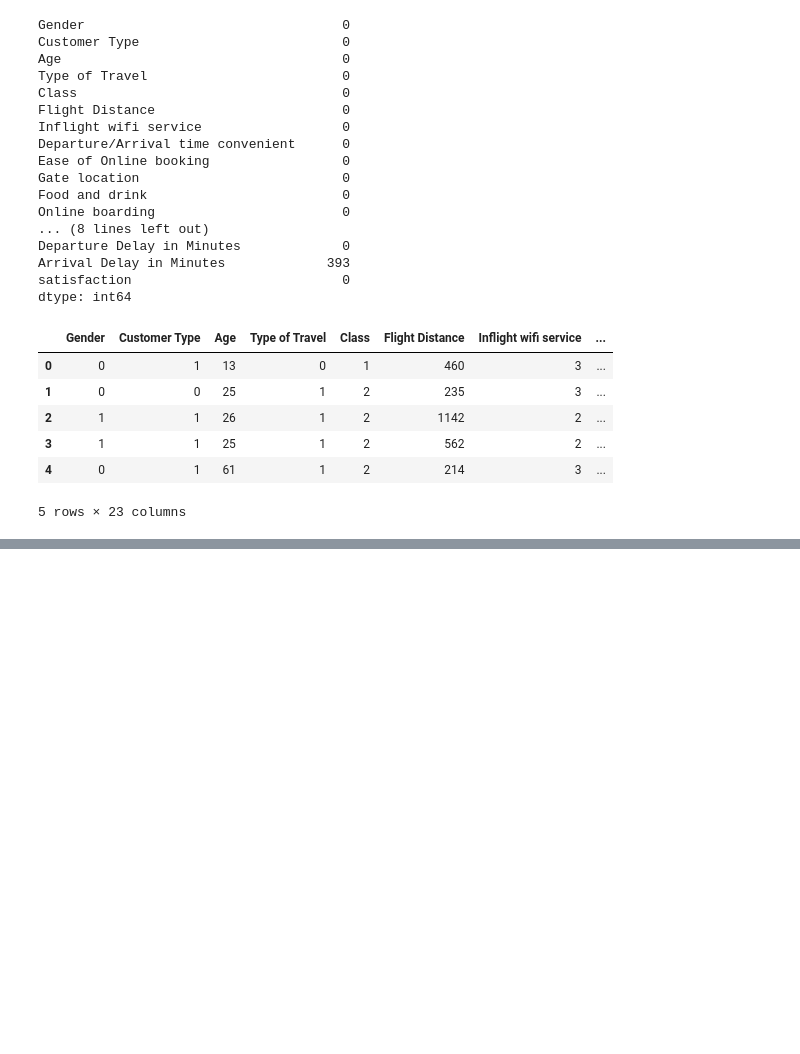
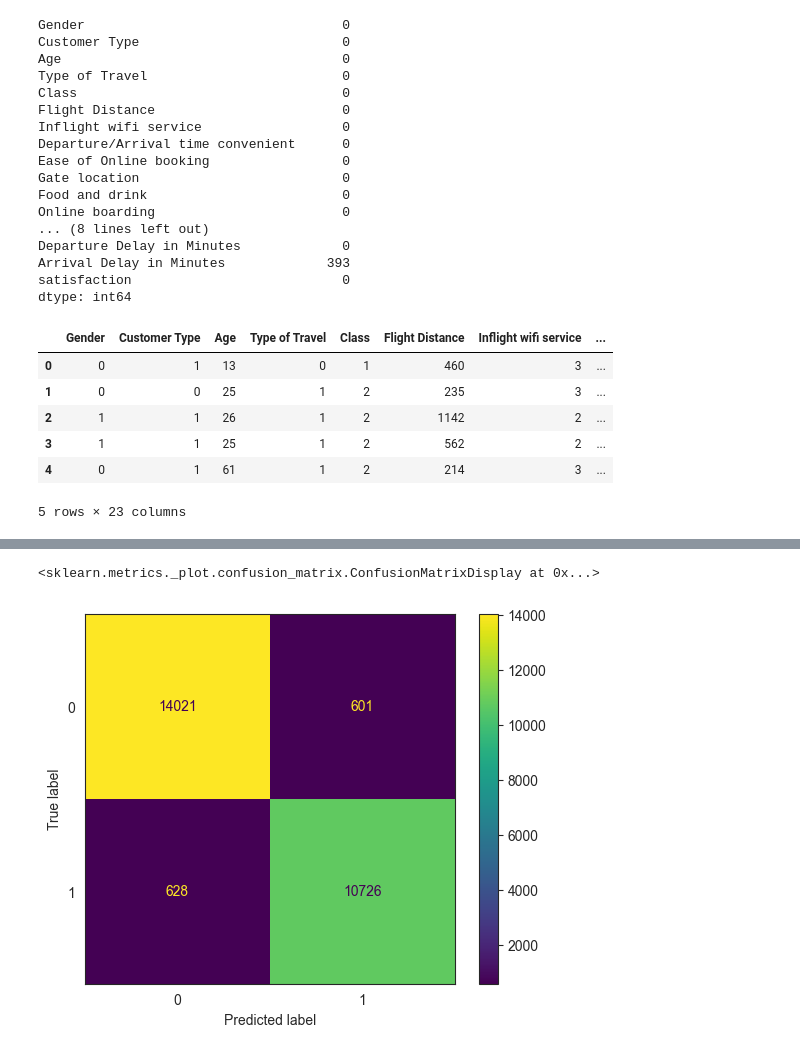
Before and after one commit to davinjason09/Airline-Satisfaction-Classification, a Jupyter notebook: Classification.ipynb, the cells around one changed output, grey strips where cells are left out. Saved outputs shown, nothing was run; the diff lists cells and outputs as text; code cells hidden in the pictures; blank space fills up the shorter version.

```diff
--- a/Classification.ipynb
+++ b/Classification.ipynb
@@ -107,0 +178,12 @@ print(X_train.shape, X_test.shape, y_train.shape, y_test.shape)
+# %%
+score_dict={}
+pred=(model.predict((X_test, y_test)) > 0.5).astype(int)
+
+print(classification_report(pred, y_test))
+
+
+score_dict['model']={
+  'roc_auc_score':roc_auc_score(y_test.values,pred),
+  'f1_score':f1_score(y_test.values,pred),
+  'accuracy_score':accuracy_score(y_test.values,pred)
+}
@@ -107,0 +200,7 @@ print(X_train.shape, X_test.shape, y_train.shape, y_test.shape)
+# %%
+sns.set_style('white')
+
+ConfusionMatrixDisplay.from_predictions(y_test.values, pred)
+# %% [output]
+<sklearn.metrics._plot.confusion_matrix.ConfusionMatrixDisplay at 0x...>
+[figure, added]
```
Also changed, not shown: parts of 7 cells of this notebook.
